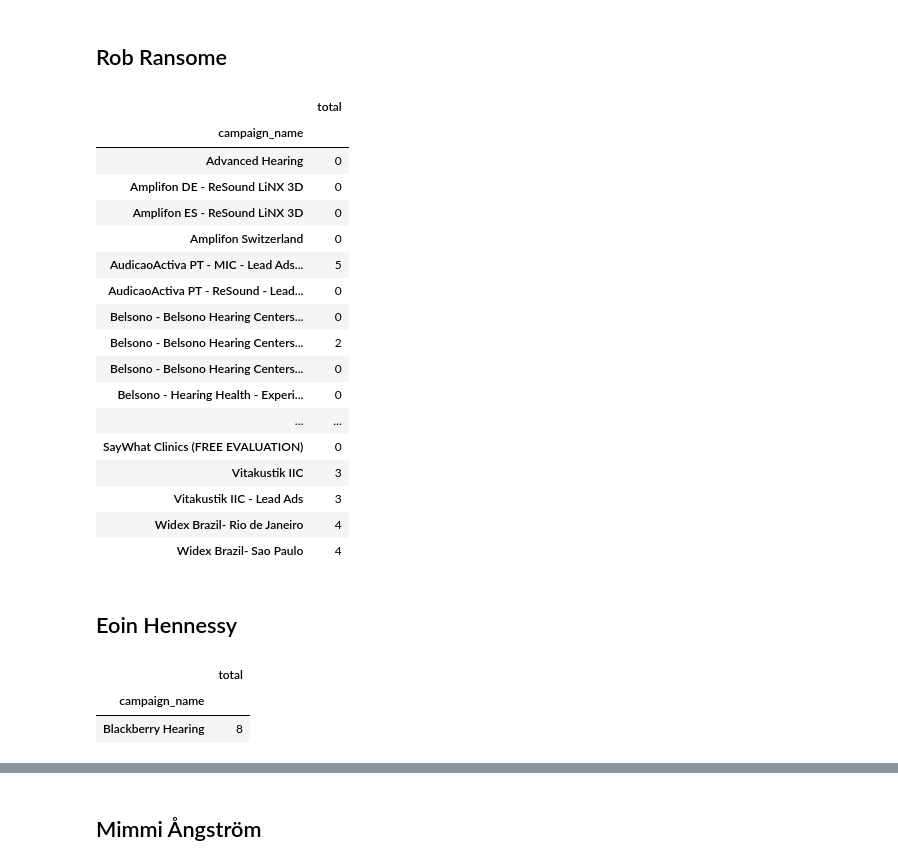
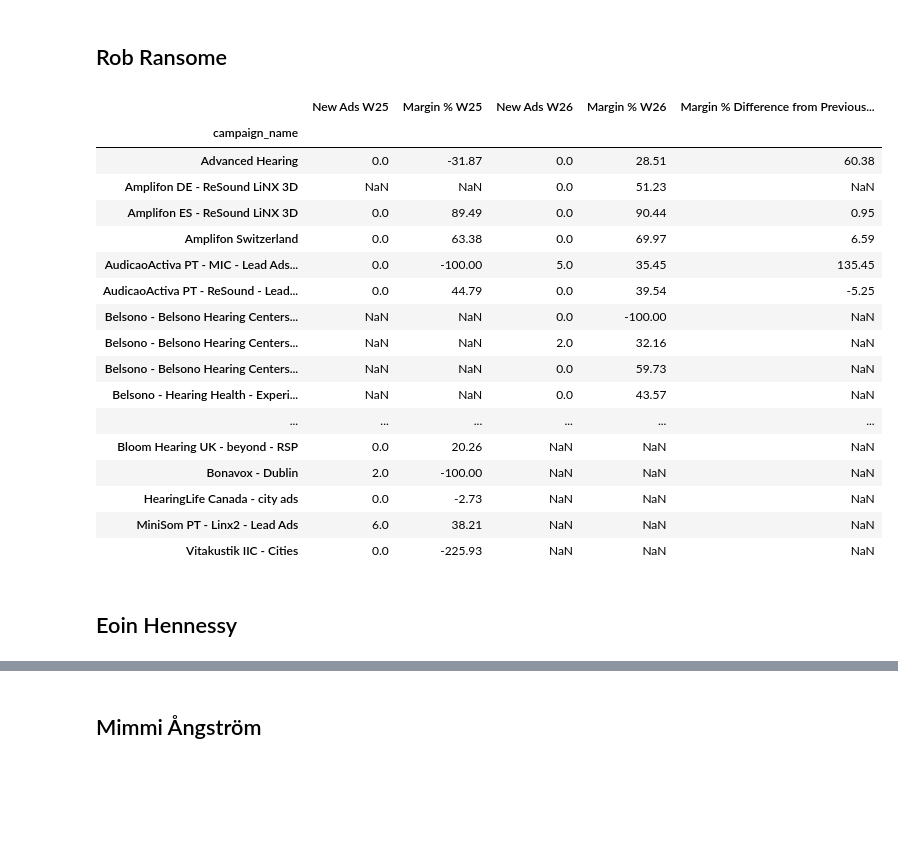
Before and after one commit to dirtyjackeen/GIT, a Jupyter notebook: New Ads 26.ipynb, the cells around one changed output, grey strips where cells are left out. Cells and saved outputs as stored; diff of their text form; code cells hidden in the pictures; blank space fills up the shorter version.

```diff
--- a/New Ads 26.ipynb
+++ b/New Ads 26.ipynb
@@ -95,35 +142,42 @@ df_abby
 # %% [markdown]
 ## Rob Ransome
-# %%
-df_rob=df_rob.groupby(by=['campaign_name']).sum()
-df_rob=df_rob[["total"]]
-df_rob
-# %% [output]
-|  | total |
-| campaign_name |  |
-| Advanced Hearing | 0 |
-| Amplifon DE - ReSound LiNX 3D | 0 |
-| Amplifon ES - ReSound LiNX 3D | 0 |
-| Amplifon Switzerland | 0 |
-| AudicaoActiva PT - MIC - Lead Ads... | 5 |
-| AudicaoActiva PT - ReSound - Lead... | 0 |
-| Belsono - Belsono Hearing Centers... | 0 |
-| Belsono - Belsono Hearing Centers... | 2 |
-| Belsono - Belsono Hearing Centers... | 0 |
-| Belsono - Hearing Health - Experi... | 0 |
-| ... | ... |
-| SayWhat Clinics (FREE EVALUATION) | 0 |
-| Vitakustik IIC | 3 |
-| Vitakustik IIC - Lead Ads | 3 |
-| Widex Brazil- Rio de Janeiro | 4 |
-| Widex Brazil- Sao Paulo | 4 |
+# %%
+df_rob1=df_new.loc[df_new["marketer_name"]=="Rob Ransome"]
+df_rob1=df_rob1.groupby(by=['campaign_name']).sum()
+df_rob1["margin %"] = df_rob1.apply(woo, axis=1)
+df_rob1["margin %"] = df_rob1["margin %"].round(2)
+
+df_rob2=df_prev.loc[df_prev["marketer_name"]=="Rob Ransome"]
+df_rob2=df_rob2.groupby(by=['campaign_name']).sum()
+df_rob2["margin %"] = df_rob2.apply(woo, axis=1)
+df_rob2["margin %"] = df_rob2["margin %"].round(2)
+
+df_rob = df_rob1.merge(df_rob2, how ="outer", on = ["campaign_name"])
+df_rob = df_rob[["total_y","margin %_y","total_x","margin %_x"]]
+df_rob = df_rob.rename(index=str, columns={"total_y": "New Ads W25", "margin %_y": "Margin % W25", "total_x": "New Ads W26",
+                                      "margin %_x": "Margin % W26"})
+
+df_rob["Margin % Difference from Previous Week"]=df_rob["Margin % W26"]-(df_rob["Margin % W25"])
+
+df_rob
+# %% [output]
+|  | New Ads W25 | Margin % W25 | New Ads W26 | Margin % W26 | Margin % Difference from Previous... |
+| campaign_name |  |  |  |  |  |
+| Advanced Hearing | 0.0 | -31.87 | 0.0 | 28.51 | 60.38 |
+| Amplifon DE - ReSound LiNX 3D | NaN | NaN | 0.0 | 51.23 | NaN |
+| Amplifon ES - ReSound LiNX 3D | 0.0 | 89.49 | 0.0 | 90.44 | 0.95 |
+| Amplifon Switzerland | 0.0 | 63.38 | 0.0 | 69.97 | 6.59 |
+| AudicaoActiva PT - MIC - Lead Ads... | 0.0 | -100.00 | 5.0 | 35.45 | 135.45 |
+| AudicaoActiva PT - ReSound - Lead... | 0.0 | 44.79 | 0.0 | 39.54 | -5.25 |
+| Belsono - Belsono Hearing Centers... | NaN | NaN | 0.0 | -100.00 | NaN |
+| Belsono - Belsono Hearing Centers... | NaN | NaN | 2.0 | 32.16 | NaN |
+| Belsono - Belsono Hearing Centers... | NaN | NaN | 0.0 | 59.73 | NaN |
+| Belsono - Hearing Health - Experi... | NaN | NaN | 0.0 | 43.57 | NaN |
+| ... | ... | ... | ... | ... | ... |
+| Bloom Hearing UK - beyond - RSP | 0.0 | 20.26 | NaN | NaN | NaN |
+| Bonavox - Dublin | 2.0 | -100.00 | NaN | NaN | NaN |
+| HearingLife Canada - city ads | 0.0 | -2.73 | NaN | NaN | NaN |
+| MiniSom PT - Linx2 - Lead Ads | 6.0 | 38.21 | NaN | NaN | NaN |
+| Vitakustik IIC - Cities | 0.0 | -225.93 | NaN | NaN | NaN |
 # %% [markdown]
 ## Eoin Hennessy
-# %%
-df_eoin=df_eoin.groupby(by=['campaign_name']).sum()
-df_eoin=df_eoin[["total"]]
-df_eoin
-# %% [output]
-|  | total |
-| campaign_name |  |
-| Blackberry Hearing | 8 |
```
Also changed, not shown: parts of 23 cells of this notebook.
